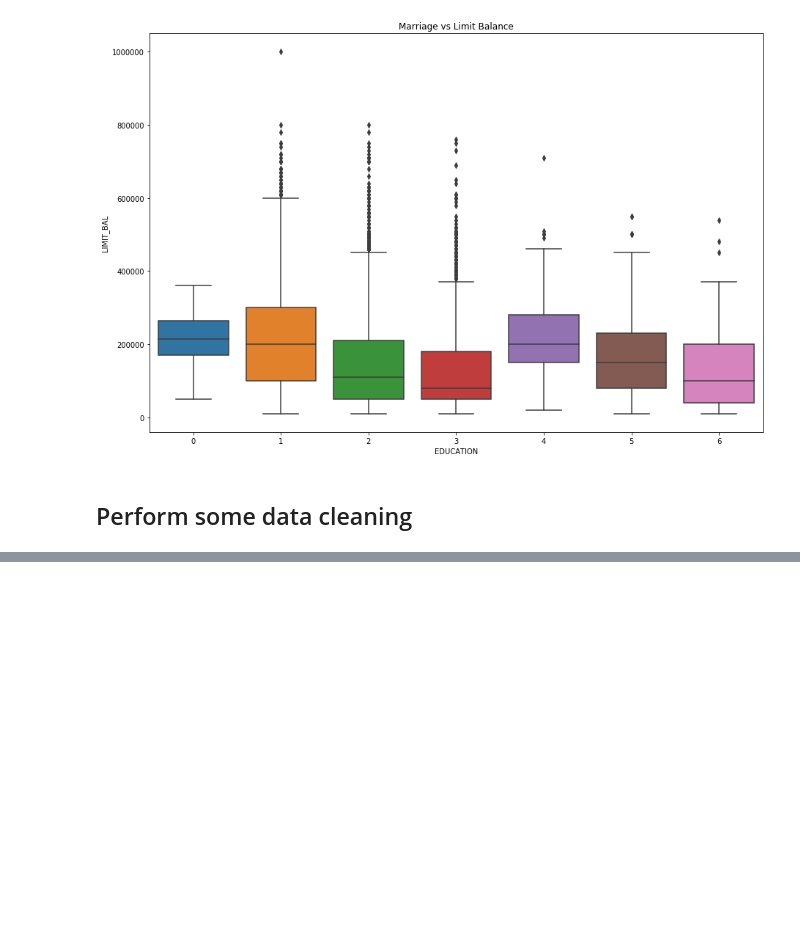
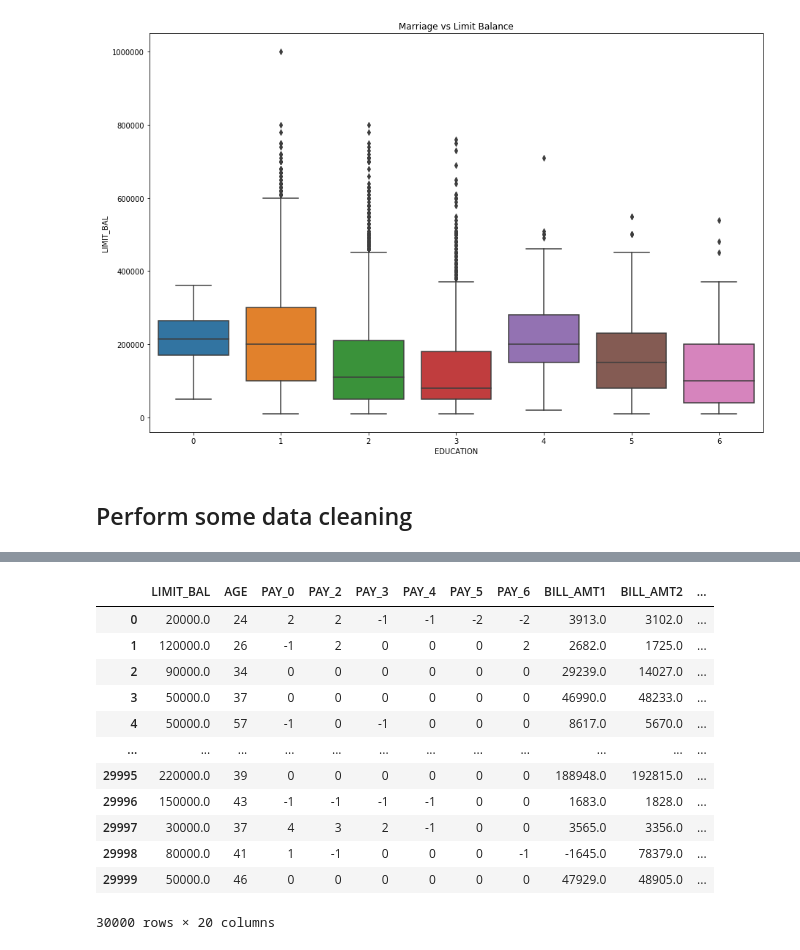
Before and after one commit to speri203/Credit-Default-Prediction, a Jupyter notebook: Credit_Default_Prediction.ipynb, the cells around one changed output, grey strips where cells are left out. Cells and saved outputs as stored; diff of their text form; code cells hidden in the pictures; blank space fills up the shorter version.

```diff
--- a/Credit_Default_Prediction.ipynb
+++ b/Credit_Default_Prediction.ipynb
@@ -215,0 +260,20 @@ plt.show()
+# %%
+## Saving numerical values in a dataframe
+df_num = df[['LIMIT_BAL', 'AGE', 'PAY_0', 'PAY_2', 'PAY_3', 'PAY_4', 'PAY_5', 'PAY_6',
+             'BILL_AMT1', 'BILL_AMT2', 'BILL_AMT3', 'BILL_AMT4', 'BILL_AMT5', 'BILL_AMT6',
+             'PAY_AMT1', 'PAY_AMT2', 'PAY_AMT3', 'PAY_AMT4', 'PAY_AMT5', 'PAY_AMT6']]
+df_num
+# %% [output]
+|  | LIMIT_BAL | AGE | PAY_0 | PAY_2 | PAY_3 | PAY_4 | PAY_5 | PAY_6 | BILL_AMT1 | BILL_AMT2 | ... |
+| 0 | 20000.0 | 24 | 2 | 2 | -1 | -1 | -2 | -2 | 3913.0 | 3102.0 | ... |
+| 1 | 120000.0 | 26 | -1 | 2 | 0 | 0 | 0 | 2 | 2682.0 | 1725.0 | ... |
+| 2 | 90000.0 | 34 | 0 | 0 | 0 | 0 | 0 | 0 | 29239.0 | 14027.0 | ... |
+| 3 | 50000.0 | 37 | 0 | 0 | 0 | 0 | 0 | 0 | 46990.0 | 48233.0 | ... |
+| 4 | 50000.0 | 57 | -1 | 0 | -1 | 0 | 0 | 0 | 8617.0 | 5670.0 | ... |
+| ... | ... | ... | ... | ... | ... | ... | ... | ... | ... | ... | ... |
+| 29995 | 220000.0 | 39 | 0 | 0 | 0 | 0 | 0 | 0 | 188948.0 | 192815.0 | ... |
+| 29996 | 150000.0 | 43 | -1 | -1 | -1 | -1 | 0 | 0 | 1683.0 | 1828.0 | ... |
+| 29997 | 30000.0 | 37 | 4 | 3 | 2 | -1 | 0 | 0 | 3565.0 | 3356.0 | ... |
+| 29998 | 80000.0 | 41 | 1 | -1 | 0 | 0 | 0 | -1 | -1645.0 | 78379.0 | ... |
+| 29999 | 50000.0 | 46 | 0 | 0 | 0 | 0 | 0 | 0 | 47929.0 | 48905.0 | ... |
+30000 rows × 20 columns
```
Also changed, not shown: parts of 8 cells of this notebook.
